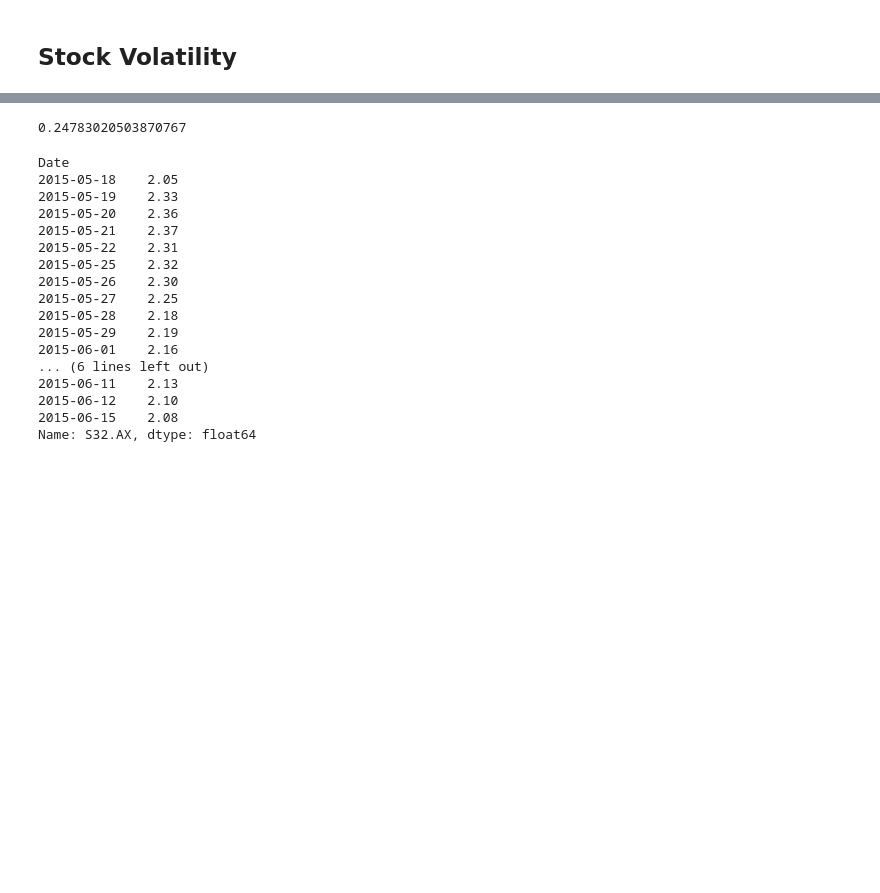
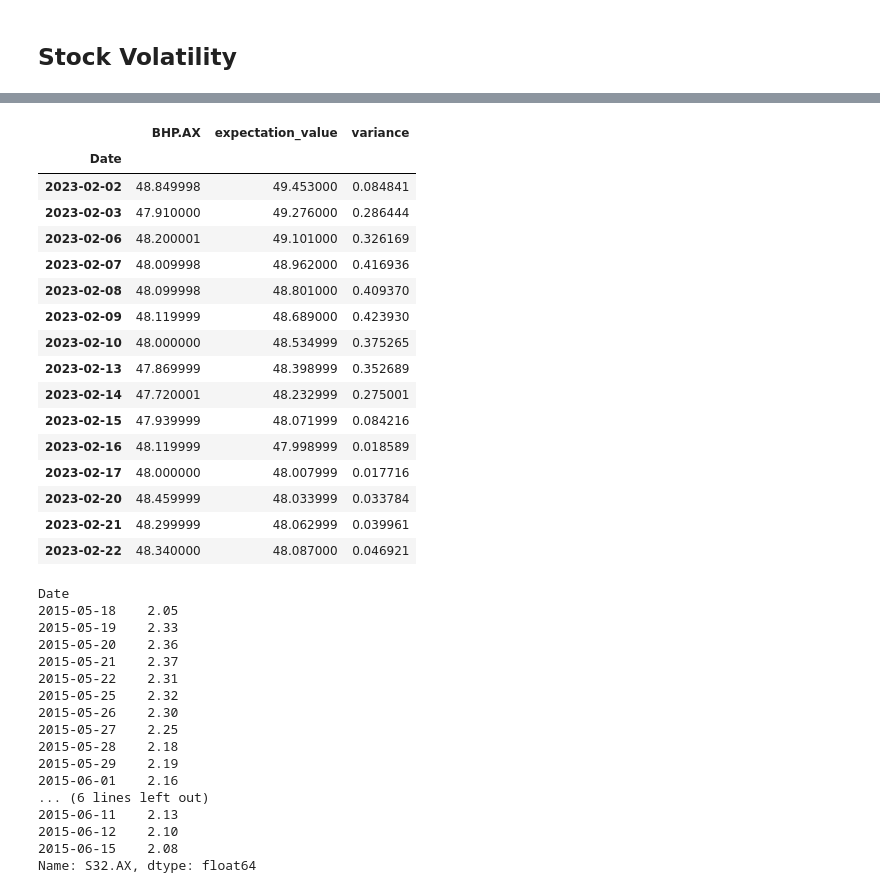
Before and after one commit to ShaunBrentnall/Market-Analysis, a Jupyter notebook: correlation.ipynb, the cells around one changed output, grey strips where cells are left out. Saved outputs shown, nothing was run; the diff lists cells and outputs as text; code cells hidden in the pictures; blank space fills up the shorter version.

```diff
--- a/correlation.ipynb
+++ b/correlation.ipynb
@@ -738,7 +735,23 @@ def volatility2(price_series, window):
 # %%
-volatility2(big_df["Close"]["S32.AX"], 1000)
+volatility_roll(big_df["Close"]["BHP.AX"], 10).tail(15)
 # %% [output]
-0.24783020503870767
+|  | BHP.AX | expectation_value | variance |
+| Date |  |  |  |
+| 2023-02-02 | 48.849998 | 49.453000 | 0.084841 |
+| 2023-02-03 | 47.910000 | 49.276000 | 0.286444 |
+| 2023-02-06 | 48.200001 | 49.101000 | 0.326169 |
+| 2023-02-07 | 48.009998 | 48.962000 | 0.416936 |
+| 2023-02-08 | 48.099998 | 48.801000 | 0.409370 |
+| 2023-02-09 | 48.119999 | 48.689000 | 0.423930 |
+| 2023-02-10 | 48.000000 | 48.534999 | 0.375265 |
+| 2023-02-13 | 47.869999 | 48.398999 | 0.352689 |
+| 2023-02-14 | 47.720001 | 48.232999 | 0.275001 |
+| 2023-02-15 | 47.939999 | 48.071999 | 0.084216 |
+| 2023-02-16 | 48.119999 | 47.998999 | 0.018589 |
+| 2023-02-17 | 48.000000 | 48.007999 | 0.017716 |
+| 2023-02-20 | 48.459999 | 48.033999 | 0.033784 |
+| 2023-02-21 | 48.299999 | 48.062999 | 0.039961 |
+| 2023-02-22 | 48.340000 | 48.087000 | 0.046921 |
 # %%
 big_df["Close"]["S32.AX"].dropna().head(20)
 # %% [output]
```
Also changed, not shown: parts of 8 cells of this notebook.
